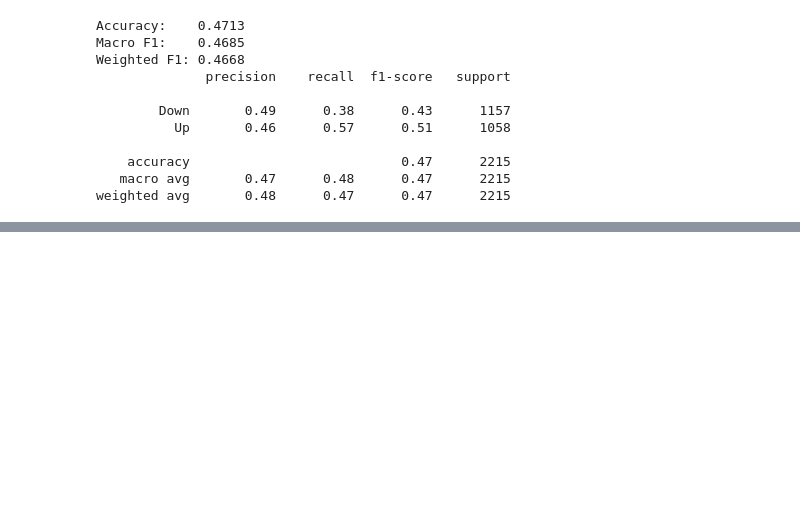
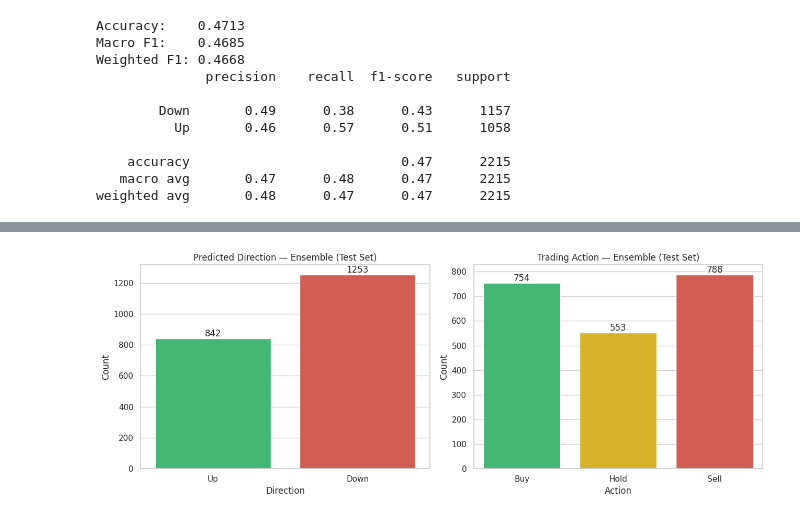
Before and after one commit to Abhinav0909/Stock-Prediction-using-Contrastive-Learning, a Jupyter notebook: Stock Prediction.ipynb, the cells around one changed output, grey strips where cells are left out. Cells and saved outputs as stored; diff of their text form; code cells hidden in the pictures; blank space fills up the shorter version.

```diff
--- a/Stock Prediction.ipynb
+++ b/Stock Prediction.ipynb
@@ -3052,0 +3764,27 @@ weighted avg       0.48      0.47      0.47      2215
+# %%
+#  Visualization: Direction (Up/Down) and Action (Buy/Sell/Hold)
+fig, axes = plt.subplots(1, 2, figsize=(13, 5))
+
+direction_counts = ensemble_results_df['Direction'].value_counts().reindex(['Up', 'Down']).fillna(0)
+sns.barplot(x=direction_counts.index, y=direction_counts.values,
+            hue=direction_counts.index, palette={'Up': '#2ecc71', 'Down': '#e74c3c'},
+            legend=False, ax=axes[0])
+axes[0].set_title('Predicted Direction — Ensemble (Test Set)')
+axes[0].set_ylabel('Count')
+for i, v in enumerate(direction_counts.values):
+    axes[0].text(i, v + max(direction_counts.values)*0.01, str(int(v)), ha='center')
+
+action_counts = ensemble_results_df['Action'].value_counts().reindex(['Buy', 'Hold', 'Sell']).fillna(0)
+sns.barplot(x=action_counts.index, y=action_counts.values,
+            hue=action_counts.index,
+            palette={'Buy': '#2ecc71', 'Hold': '#f1c40f', 'Sell': '#e74c3c'},
+            legend=False, ax=axes[1])
+axes[1].set_title('Trading Action — Ensemble (Test Set)')
+axes[1].set_ylabel('Count')
+for i, v in enumerate(action_counts.values):
+    axes[1].text(i, v + max(action_counts.values)*0.01, str(int(v)), ha='center')
+
+plt.tight_layout()
+plt.show()
+# %% [output]
+[figure, added]
```
Also changed, not shown: parts of 35 cells of this notebook.
